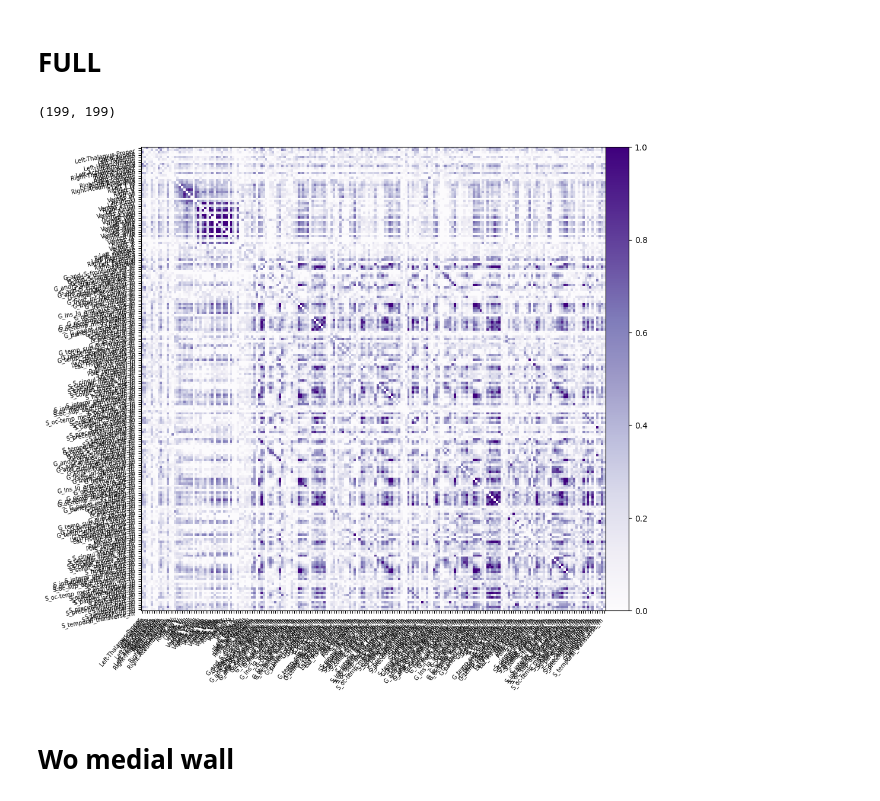
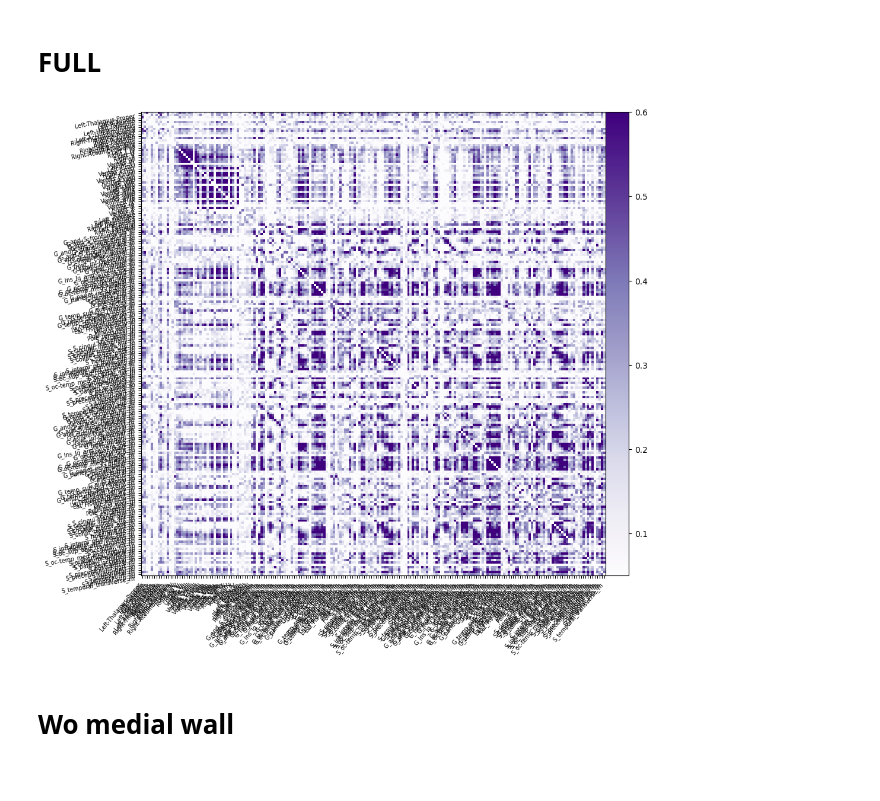
Before and after one commit to RomainViardLille/LiiFE, a Jupyter notebook: PACTE1.ipynb, the cells around one changed output. Cells and saved outputs as stored; diff of their text form; code cells hidden in the pictures.

```diff
--- a/PACTE1.ipynb
+++ b/PACTE1.ipynb
@@ -109,15 +111,14 @@ if not os.path.exists(os.path.join(BIDS_PATH, 'derivatives_v2.0','NBS',f'sub-{su
 # FULL
 # %%
 # Save full connectome to a txt file for NBS
-np.savetxt(os.path.join(BIDS_PATH, 'derivatives_v2.0','NBS',f'sub-{sub}',f'ses-{ses}',f'{sub}_{ses}.txt'), mtx, delimiter=' ', fmt='%f')
-print(mtx.shape)
+#np.savetxt(os.path.join(BIDS_PATH, 'derivatives_v2.0','NBS',f'sub-{sub}',f'ses-{ses}',f'{sub}_{ses}.txt'), mtx, delimiter=' ', fmt='%f')
+#print(mtx.shape)
 
 # Plot matrix (without log)
-corr_plot = plotting.plot_matrix(mtx, figure=(10, 10), labels=labels, cmap='Purples', vmin=0, vmax=1)
+corr_plot = plotting.plot_matrix(mtx, figure=(10, 10), labels=labels, cmap='Purples', vmin=0.05, vmax=0.6)
 plt.pyplot.show()
 # %% [output]
-(199, 199)
-[figure, old version]
+[figure, new version]
 # %% [markdown]
 # Wo medial wall
 # %%
```
Also changed, not shown: parts of 7 cells of this notebook.
